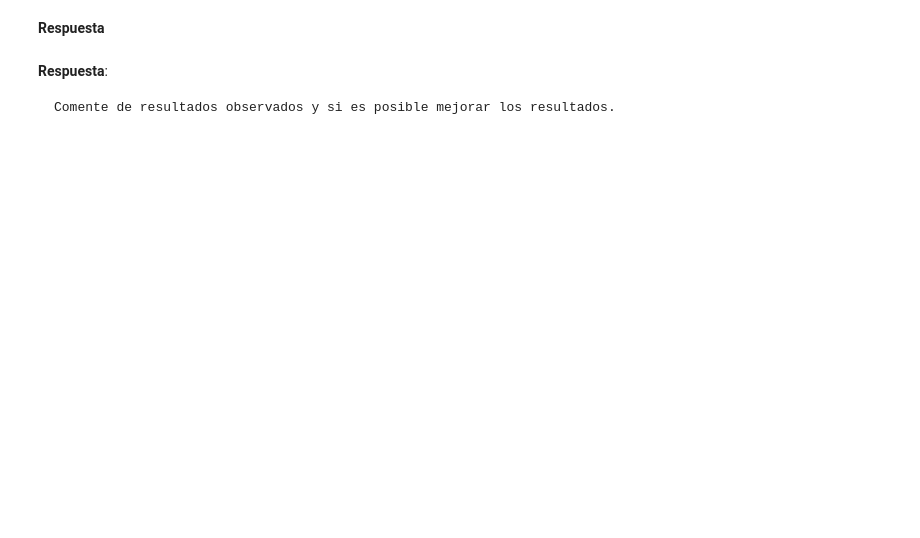
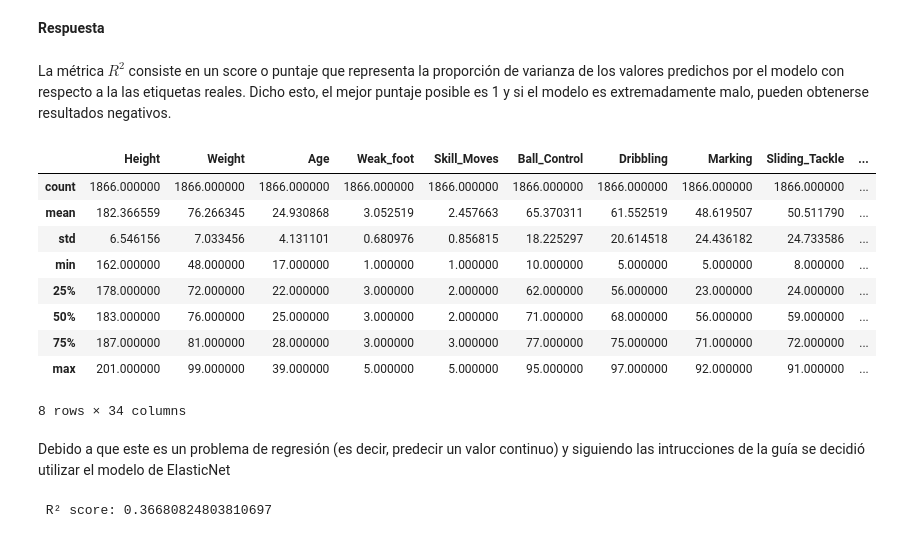
Before and after one commit to CVelizR/evaluaciones-mds7202, a Jupyter notebook: Lab7/Laboratorio7_enunciado.ipynb, the cells around one changed output. Cells and saved outputs as stored; diff of their text form; code cells hidden in the pictures; blank space fills up the shorter version.

````diff
--- a/Lab7/Laboratorio7_enunciado.ipynb
+++ b/Lab7/Laboratorio7_enunciado.ipynb
@@ -299,6 +491,27 @@ Para esta parte usted tiene total libertad en la generación del regresor, la un
-# %% [markdown]
-**Respuesta**:
-
-```
-Comente de resultados observados y si es posible mejorar los resultados.
-```
+# %% [markdown]
+La métrica **$R^2$** consiste en un score o puntaje que representa la proporción de varianza de los valores predichos por el modelo con respecto a la las etiquetas reales. Dicho esto, el mejor puntaje posible es 1 y si el modelo es extremadamente malo, pueden obtenerse resultados negativos.
+# %%
+salarios = pd.read_csv("salarios.csv")
+salarios = salarios.drop("Unnamed: 0", 1)
+salarios = salarios.rename(columns={"Player": "Name"})
+# %%
+df3 = pd.merge(left=df_players,
+                    right=salarios,
+                    on="Name",
+                    sort=True,
+                    how="outer")
+df3 = df3.dropna(subset="Weekly Salary", axis=0)
+df3 = df3.dropna(subset="Height", axis=0)
+# %%
+df3.describe()
+# %% [output]
+|  | Height | Weight | Age | Weak_foot | Skill_Moves | Ball_Control | Dribbling | Marking | Sliding_Tackle | ... |
+| count | 1866.000000 | 1866.000000 | 1866.000000 | 1866.000000 | 1866.000000 | 1866.000000 | 1866.000000 | 1866.000000 | 1866.000000 | ... |
+| mean | 182.366559 | 76.266345 | 24.930868 | 3.052519 | 2.457663 | 65.370311 | 61.552519 | 48.619507 | 50.511790 | ... |
+| std | 6.546156 | 7.033456 | 4.131101 | 0.680976 | 0.856815 | 18.225297 | 20.614518 | 24.436182 | 24.733586 | ... |
+| min | 162.000000 | 48.000000 | 17.000000 | 1.000000 | 1.000000 | 10.000000 | 5.000000 | 5.000000 | 8.000000 | ... |
+| 25% | 178.000000 | 72.000000 | 22.000000 | 3.000000 | 2.000000 | 62.000000 | 56.000000 | 23.000000 | 24.000000 | ... |
+| 50% | 183.000000 | 76.000000 | 25.000000 | 3.000000 | 2.000000 | 71.000000 | 68.000000 | 56.000000 | 59.000000 | ... |
+| 75% | 187.000000 | 81.000000 | 28.000000 | 3.000000 | 3.000000 | 77.000000 | 75.000000 | 71.000000 | 72.000000 | ... |
+| max | 201.000000 | 99.000000 | 39.000000 | 5.000000 | 5.000000 | 95.000000 | 97.000000 | 92.000000 | 91.000000 | ... |
+8 rows × 34 columns
@@ -304,0 +530,14 @@ Comente de resultados observados y si es posible mejorar los resultados.
+# %% [markdown]
+Debido a que este es un problema de regresión (es decir, predecir un valor continuo) y siguiendo las intrucciones de la guía se decidió utilizar el modelo de ElasticNet
+# %%
+# Club_position, weak_foot, preffered foot, Work_Rate, stamina
+elastic_pipe =Pipeline([('ColumnTransform', ct3) ,
+                       ('Regresor', ElasticNet(alpha=0.01))])
+
+elastic_pipe.fit(X_train, y_train)
+
+elastic_y_pred = elastic_pipe.predict(X_test)
+
+print(f" R² score: {r2_score(y_test, elastic_y_pred)}")
+# %% [output]
+ R² score: 0.36680824803810697
````
Also changed, not shown: parts of 46 cells of this notebook.
